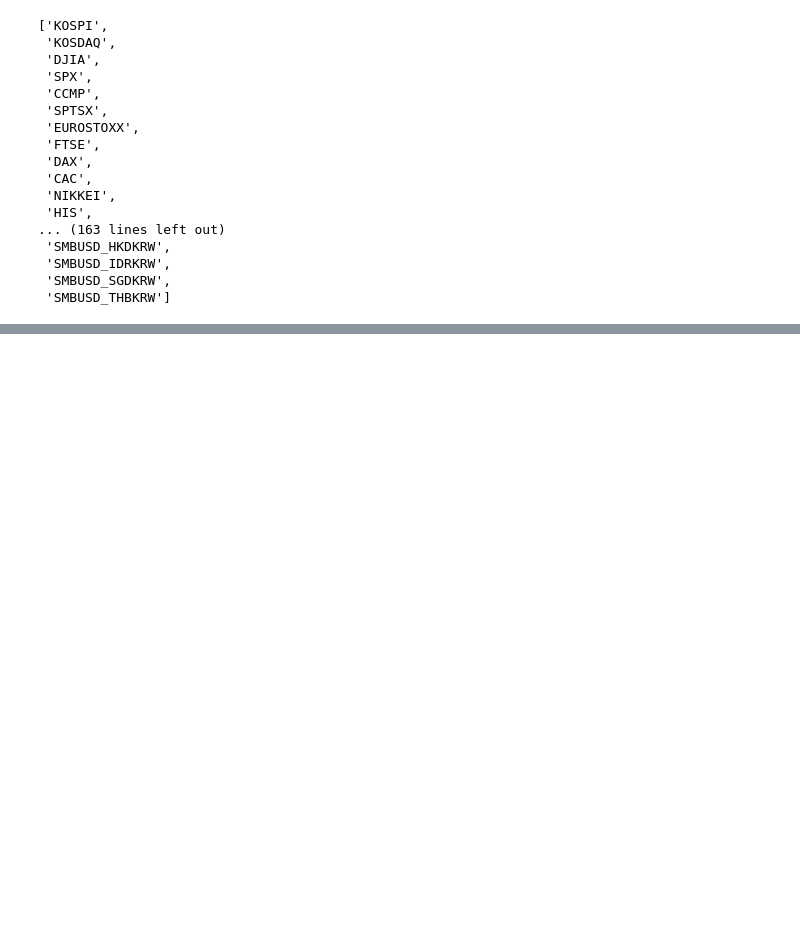
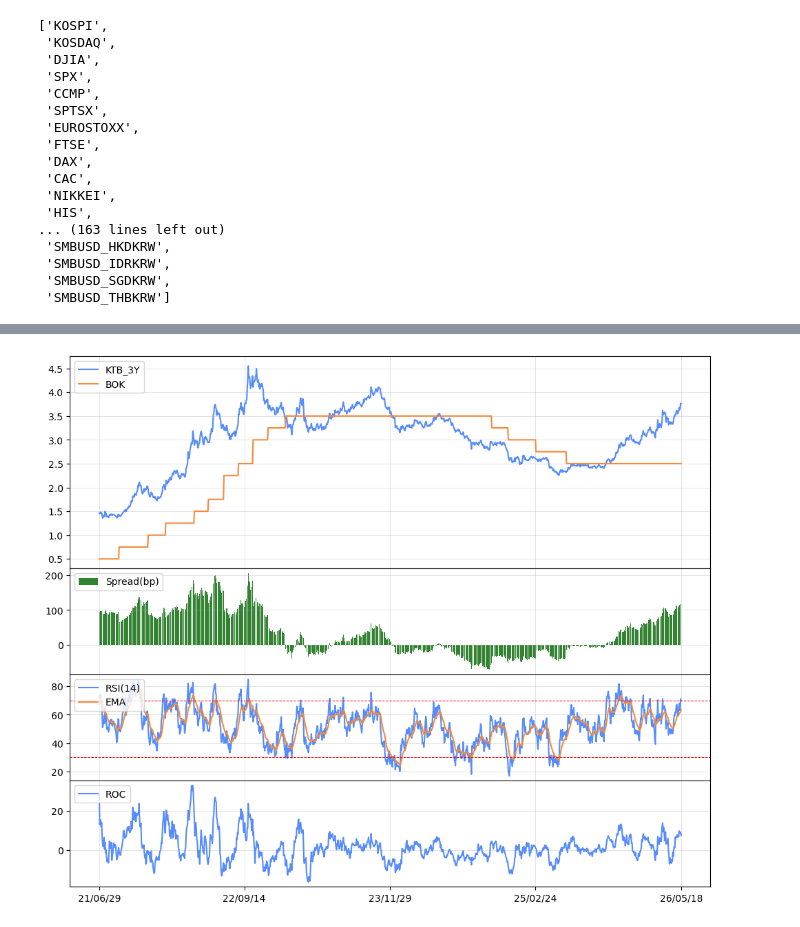
Before and after one commit to dkunyoon/dashboard, a Jupyter notebook: ktb_analysis.ipynb, the cells around one changed output, grey strips where cells are left out. Saved outputs shown, nothing was run; the diff lists cells and outputs as text; code cells hidden in the pictures; blank space fills up the shorter version.

```diff
--- a/ktb_analysis.ipynb
+++ b/ktb_analysis.ipynb
@@ -98,0 +84,39 @@ plt.show()
+# %%
+days = 1200
+ticker = "KTB_3Y"
+
+temp = df_ktb[["BOK", ticker]]
+temp["Spread"] = (temp[ticker] - temp["BOK"]) * 100
+temp["RSI"] = ta.rsi(temp[ticker], length=14)
+temp["RSI_EMA"] = ta.ema(temp["RSI"], length=14)
+temp["ROC"] = ta.roc(temp[ticker], length=14)
+temp = temp.dropna()
+# temp.index = temp.index.astype('str')
+temp.index = temp.index.strftime("%y/%m/%d")
+
+fig, (ax1, ax2, ax3, ax4) = plt.subplots(4, 1, figsize=(12, 10), height_ratios=(2, 1, 1, 1), sharex=True)
+fig.subplots_adjust(hspace=0)
+
+ax1.plot(temp.index[-days:], temp[[ticker, "BOK"]].iloc[-days:], label=[ticker, "BOK"])
+# ax1.plot(temp.index[-days:], temp["KTB_3M"].iloc[-days:], label="BOK")
+ax2.bar(temp.index[-days:], temp["Spread"].iloc[-days:], label="Spread(bp)", color='darkgreen', alpha=0.8)
+ax3.plot(temp.index[-days:], temp["RSI"].iloc[-days:], label="RSI(14)")
+ax3.plot(temp.index[-days:], temp["RSI_EMA"].iloc[-days:], label="EMA")
+ax3.axhline(y=30, color="r", linestyle="--", linewidth=0.7)
+ax3.axhline(y=70, color="r", linestyle="--", linewidth=0.7)
+ax4.plot(temp.index[-days:], temp["ROC"].iloc[-days:], label="ROC")
+
+n_ticks = 5  # 시작, 끝 포함 총 개수
+positions = np.linspace(0, days - 1, n_ticks, dtype=int).tolist()
+
+ax3.set_xticks(positions)
+# ax3.set_xticklabels([temp.index[-days:][i] for i in positions], rotation=45, ha="right")
+
+for ax in (ax1, ax2, ax3, ax4):
+    ax.grid()
+    ax.legend(loc='upper left')
+
+# plt.tight_layout()
+plt.show()
+# %% [output]
+[figure, added]
```
Also changed, not shown: parts of 5 cells of this notebook.
